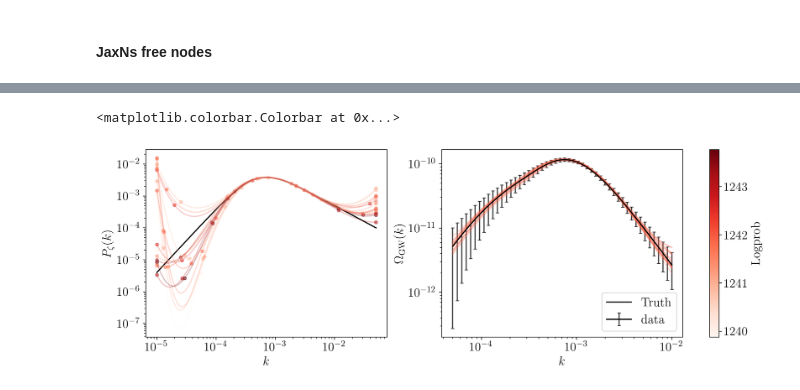
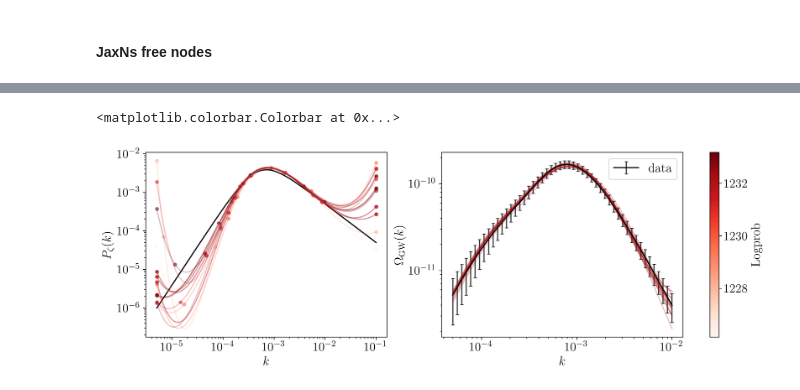
Before and after one commit to Ameek94/SIGW_Inverse, a Jupyter notebook: examples/bpl.ipynb, the cells around one changed output, grey strips where cells are left out. Cells and saved outputs as stored; diff of their text form; code cells hidden in the pictures.

```diff
--- a/examples/bpl.ipynb
+++ b/examples/bpl.ipynb
@@ -34,6 +35,8 @@ data = np.load('../bpl_data.npz')
 frequencies = data['k']
 Omegas = data['gw']
 cov = data['cov']
+p_arr = data['p_arr']
+pz_amp = data['pz_amp']
 
 plt.figure(figsize=(6,4))
 plt.errorbar(frequencies, Omegas, yerr=np.sqrt(np.diag(cov)), fmt="", color='k', label='data',capsize=2,ecolor='k')
@@ -60,7 +82,7 @@ t = jnp.repeat(t_expanded, len(frequencies), axis=-1)
 gwb_calculator = OmegaGWjax(s,t,frequencies,norm="RD",kernel="RD")
 # %%
 # set up the inference for fixed nodes
-num_nodes = 5
+num_nodes = 6
 fixed_nodes = jnp.linspace(0,1,num_nodes)
 model_args = {'num_nodes':num_nodes,  'pk_bounds': [jnp.log10(pk_min),jnp.log10(pk_max)],
               'sample_nodes': False, 'fixed_nodes': fixed_nodes, 'amp_bounds': [-6,-2],
@@ -84,12 +107,13 @@ Number of divergences: 0
 ### Plot the MC realisations with their logprob
 
 from interpolation.spline import spline_predict
-p_arr = jnp.geomspace(pk_min*1.001,pk_max*0.999,100,endpoint=True)
+# p_arr = jnp.geomspace(pk_min*1.001,pk_max*0.999,100,endpoint=True)
 
-thinning = 16
+thinning = 32
 cmap = matplotlib.colormaps['Reds']
 ys = samples['values'][::thinning]
 xs = interpolator.fixed_nodes
+print(xs)
 lp = -extras["potential_energy"][::thinning] # PE = -logprob
 lp_min, lp_max = np.min(lp), np.max(lp)
 cols = (lp-lp_min)/(lp_max - lp_min) # normalise the logprob to a colour
@@ -113,13 +137,13 @@ for om in gwb_amps:
     ax2.loglog(frequencies,om,alpha=0.25,color=cmap(cols[i]))
 
 # True pz
-def pz(p,pstar=5e-4,n1=2,n2=-1,sigma=2):
-    nir = n1
-    pl1 = (p/pstar)**nir
-    nuv = (n2 - n1)/sigma
-    pl2 = (1+(p/pstar)**sigma)**nuv
-    return 1e-2 * pl1 * pl2
-pz_amp = pz(p_arr)
+# def pz(p,pstar=5e-4,n1=2,n2=-1,sigma=2):
+#     nir = n1
+#     pl1 = (p/pstar)**nir
+#     nuv = (n2 - n1)/sigma
+#     pl2 = (1+(p/pstar)**sigma)**nuv
+#     return 1e-2 * pl1 * pl2
+# pz_amp = pz(p_arr)
 ax1.loglog(p_arr,pz_amp,color='k',lw=1.5)
 ax2.loglog(frequencies,Omegas,color='k',lw=1.5,label='Truth')
 
@@ -353,7 +459,7 @@ INFO:jaxns:Sanity check passed
 # %%
-exact_ns = NestedSampler(model=model, max_samples=1e5,parameter_estimation=True,verbose=False,difficult_model=False)
+exact_ns = NestedSampler(model=model, max_samples=1e5,parameter_estimation=True,verbose=True,difficult_model=True)
 
-termination_reason, state = exact_ns(random.PRNGKey(42),term_cond=TerminationCondition(dlogZ=0.2))
+termination_reason, state = exact_ns(random.PRNGKey(42),term_cond=TerminationCondition(dlogZ=0.1,evidence_uncert=0.05))
 results = exact_ns.to_results(termination_reason=termination_reason, state=state)
 exact_ns.summary(results)
 # %% [output]
@@ -395,7 +501,7 @@ dict_keys(['x', 'y'])
 ### Plot the MC realisations with their logprob
 
 from interpolation.spline import spline_predict
-p_arr = jnp.geomspace(pk_min*1.001,pk_max*0.999,100,endpoint=True)
+# p_arr = jnp.geomspace(pk_min*1.001,pk_max*0.999,100,endpoint=True)
 
 thinning = samples['y'].shape[0] // 16
 cmap = matplotlib.colormaps['Reds']
@@ -409,39 +515,31 @@ norm = colors.Normalize(lp_min,lp_max)
 
 fig, (ax1,ax2) = plt.subplots(1,2,figsize=(12,4),layout='constrained')
 ax1.loglog(p_arr,pz_amp,color='k',lw=1.5)
 # ax2.loglog(frequencies,Omegas,color='k',lw=1.5,label='Truth')
 ax2.errorbar(frequencies, Omegas, yerr=np.sqrt(np.diag(cov)), fmt="", color='k', label='data',capsize=2,ecolor=('k', 0.75))
 
 def get_pz_omega(x,y):
     pz = interpolator.interpolate(x, y)
     pz_amps = pz(p_arr)
     gwb_res = gwb_calculator(pz,frequencies)
     return pz_amps, gwb_res
 
 pz_amps,gwb_amps = vmap(get_pz_omega)(xs,ys)
 
 for i,pz in enumerate(pz_amps):
     ax1.loglog(p_arr,pz,alpha=0.25,color=cmap(cols[i]))
     ax1.scatter(10**(xs[i]),10**(ys[i]),s=16,alpha=0.5,color=cmap(cols[i]))
 for om in gwb_amps:
     ax2.loglog(frequencies,om,alpha=0.25,color=cmap(cols[i]))
 
-# True pz
-def pz(p,pstar=5e-4,n1=2,n2=-1,sigma=2):
-    nir = n1
-    pl1 = (p/pstar)**nir
-    nuv = (n2 - n1)/sigma
-    pl2 = (1+(p/pstar)**sigma)**nuv
-    return 1e-2 * pl1 * pl2
-pz_amp = pz(p_arr)
 
 ax2.legend()
 ax1.set_ylabel(r'$P_{\zeta}(k)$')
 ax1.set_xlabel(r'$k$')
 
 ax2.set_ylabel(r'$\Omega_{\mathrm{GW}}(k)$')
 ax2.set_xlabel(r'$k$')
 fig.colorbar(cm.ScalarMappable(norm=norm,cmap=cmap),ax=[ax1,ax2],label='Logprob')
 # %% [output]
 <matplotlib.colorbar.Colorbar at 0x...>
-[figure, old version]
+[figure, new version]
```
Also changed, not shown: parts of 12 cells of this notebook, 45 other files.
